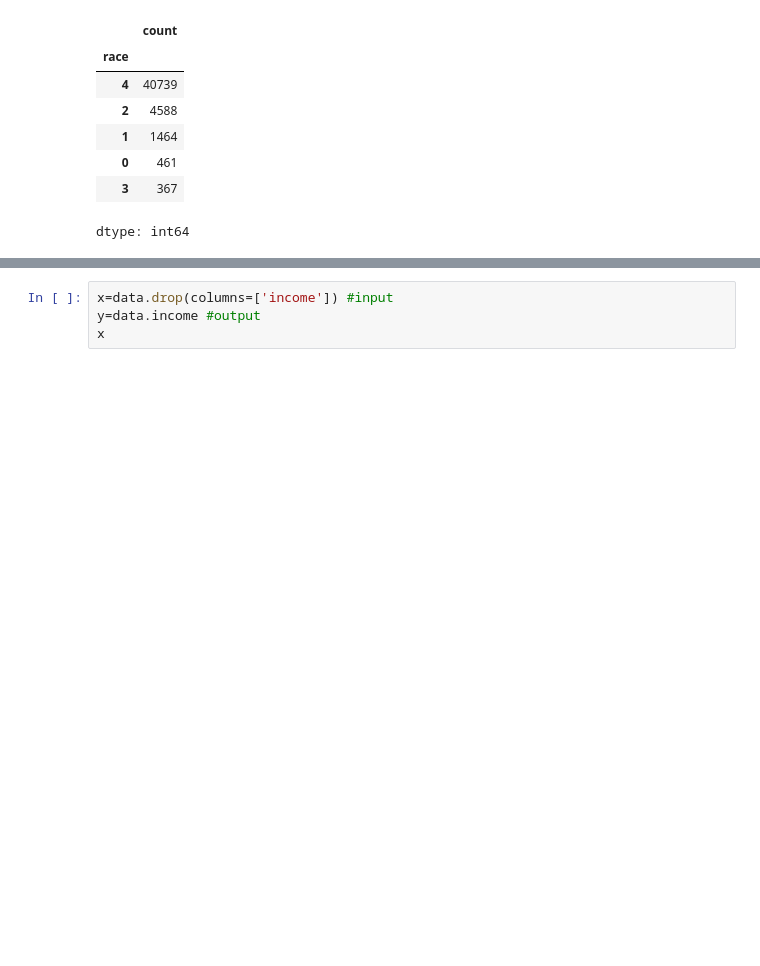
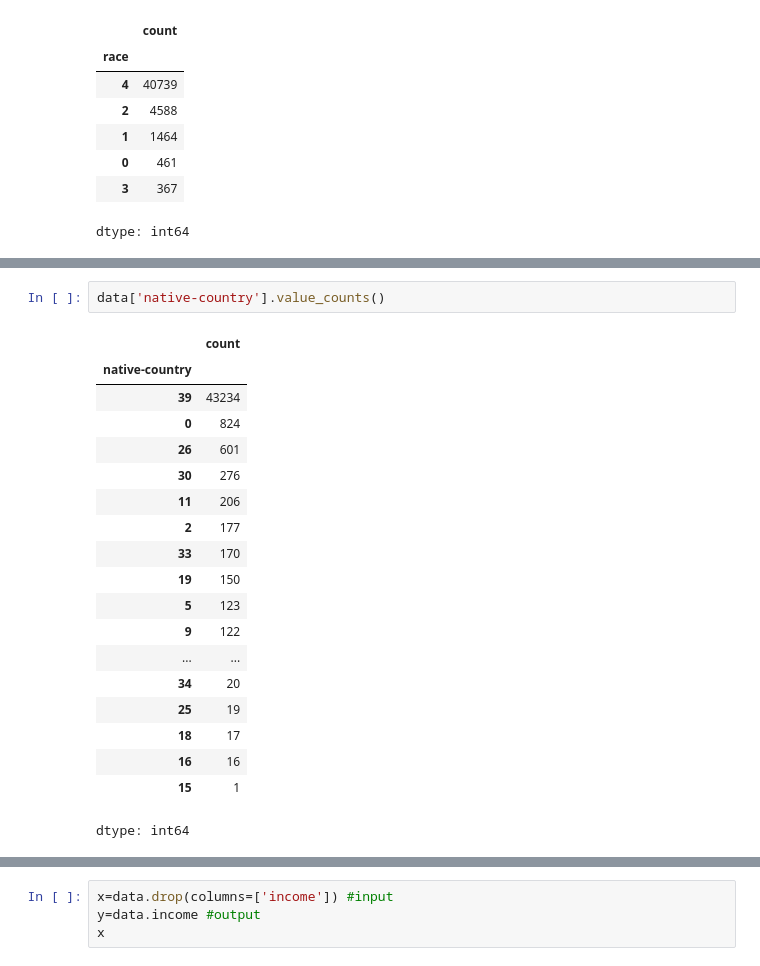
Before and after one commit to Sudeep0069/Employee_Salary_Prediction-Sudeep_Sarkar, a Jupyter notebook: Employee_sal_prediction.ipynb, the cells around one changed output, grey strips where cells are left out. Drawn from its saved outputs; the diff is of its cells as text; blank space fills up the shorter version.

```diff
--- a/Employee_sal_prediction.ipynb
+++ b/Employee_sal_prediction.ipynb
@@ -328,0 +407,22 @@ dtype: int64
+# %%
+data['native-country'].value_counts()
+# %% [output]
+|  | count |
+| native-country |  |
+| 39 | 43234 |
+| 0 | 824 |
+| 26 | 601 |
+| 30 | 276 |
+| 11 | 206 |
+| 2 | 177 |
+| 33 | 170 |
+| 19 | 150 |
+| 5 | 123 |
+| 9 | 122 |
+| ... | ... |
+| 34 | 20 |
+| 25 | 19 |
+| 18 | 17 |
+| 16 | 16 |
+| 15 | 1 |
+dtype: int64
```
Also changed, not shown: parts of 15 cells of this notebook, 2 other files.
